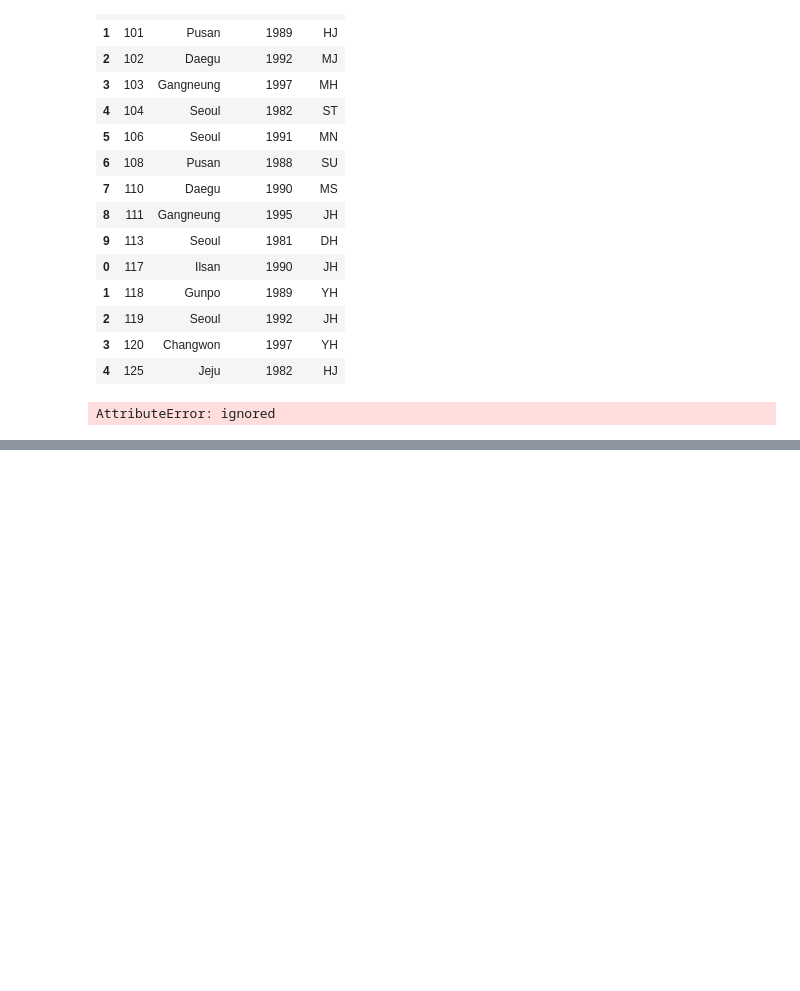
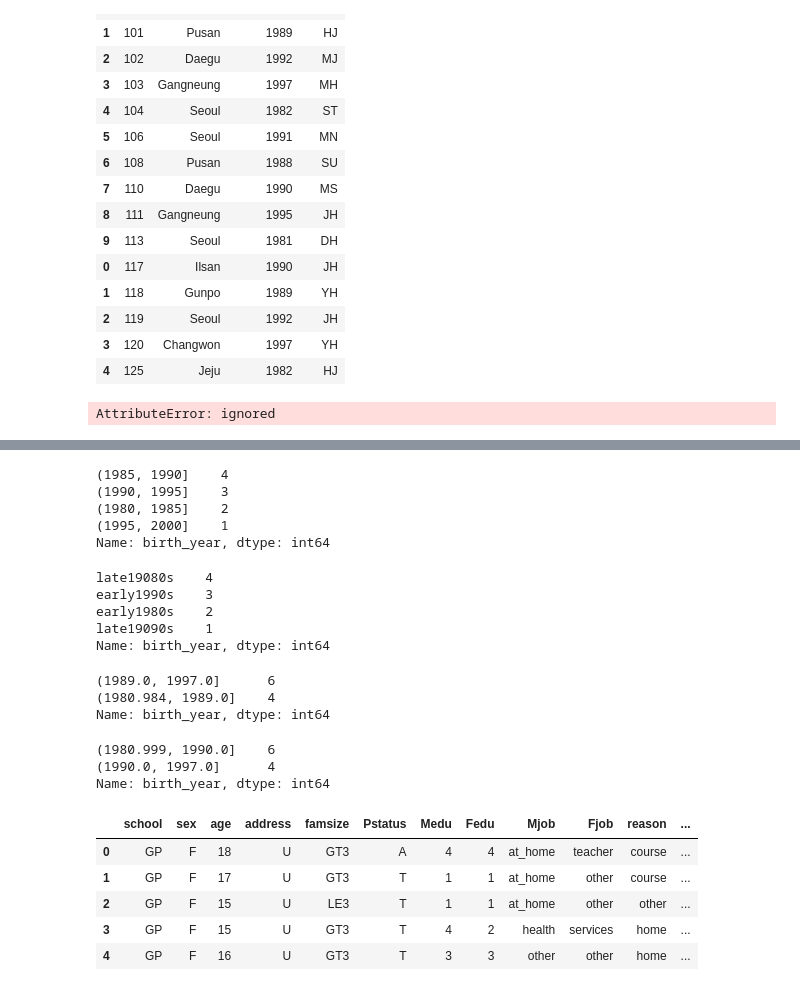
Before and after one commit to MMM-Sci/python_prac, a Jupyter notebook: CH6_Pandas.ipynb, the cells around one changed output, grey strips where cells are left out. Drawn from its saved outputs; the diff is of its cells as text; code cells hidden in the pictures; blank space fills up the shorter version.

```diff
--- a/CH6_Pandas.ipynb
+++ b/CH6_Pandas.ipynb
@@ -355,0 +654,57 @@ AttributeError: ignored
+# %%
+# p.178 구간화
+
+birth_year_bins = [1980, 1985, 1990, 1995, 2000]
+
+birth_year_cut_data = pd.cut(df1.birth_year, birth_year_bins)
+pd.value_counts(birth_year_cut_data)
+# %% [output]
+(1985, 1990]    4
+(1990, 1995]    3
+(1980, 1985]    2
+(1995, 2000]    1
+Name: birth_year, dtype: int64
+# %%
+group_names = ['early1980s', 'late19080s', 'early1990s', 'late19090s']
+birth_year_cut_data = pd.cut(df1.birth_year, birth_year_bins, labels = group_names)
+pd.value_counts(birth_year_cut_data)
+# %% [output]
+late19080s    4
+early1990s    3
+early1980s    2
+late19090s    1
+Name: birth_year, dtype: int64
+# %%
+birth_year_cut_data = pd.cut(df1.birth_year, 2)
+pd.value_counts(birth_year_cut_data)
+# %% [output]
+(1989.0, 1997.0]      6
+(1980.984, 1989.0]    4
+Name: birth_year, dtype: int64
+# %%
+birth_year_cut_data = pd.qcut(df1.birth_year, 2)
+pd.value_counts(birth_year_cut_data)
+# %% [output]
+(1980.999, 1990.0]    6
+(1990.0, 1997.0]      4
+Name: birth_year, dtype: int64
+# %%
+# p.180 Practice 6-7
+import requests, zipfile
+from io import StringIO
+import io
+
+url = 'http://archive.ics.uci.edu/ml/machine-learning-databases/00356/student.zip'
+r = requests.get(url, stream=True)
+z = zipfile.ZipFile(io.BytesIO(r.content))
+z.extractall()
+
+student_data_math = pd.read_csv('student-mat.csv', sep = ';')
+student_data_math.head()
+# %% [output]
+|  | school | sex | age | address | famsize | Pstatus | Medu | Fedu | Mjob | Fjob | reason | ... |
+| 0 | GP | F | 18 | U | GT3 | A | 4 | 4 | at_home | teacher | course | ... |
+| 1 | GP | F | 17 | U | GT3 | T | 1 | 1 | at_home | other | course | ... |
+| 2 | GP | F | 15 | U | LE3 | T | 1 | 1 | at_home | other | other | ... |
+| 3 | GP | F | 15 | U | GT3 | T | 4 | 2 | health | services | home | ... |
+| 4 | GP | F | 16 | U | GT3 | T | 3 | 3 | other | other | home | ... |
```
Also changed, not shown: parts of 23 cells of this notebook.
